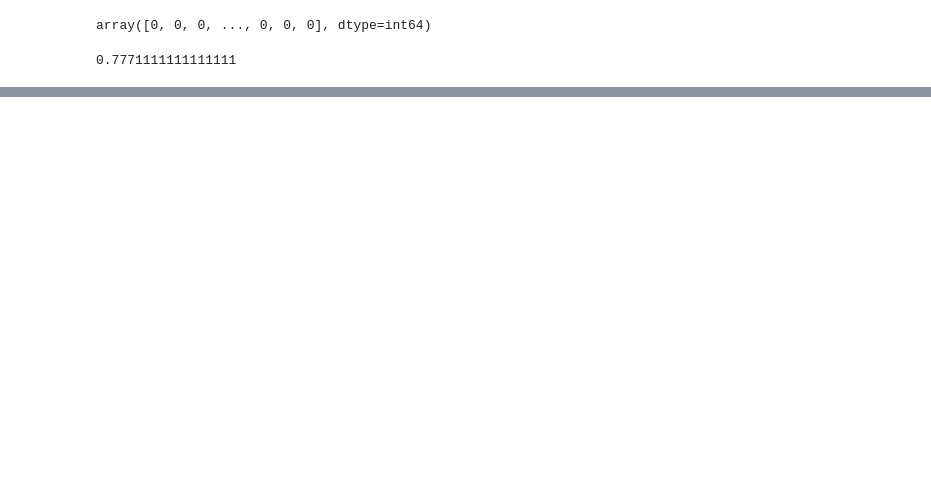
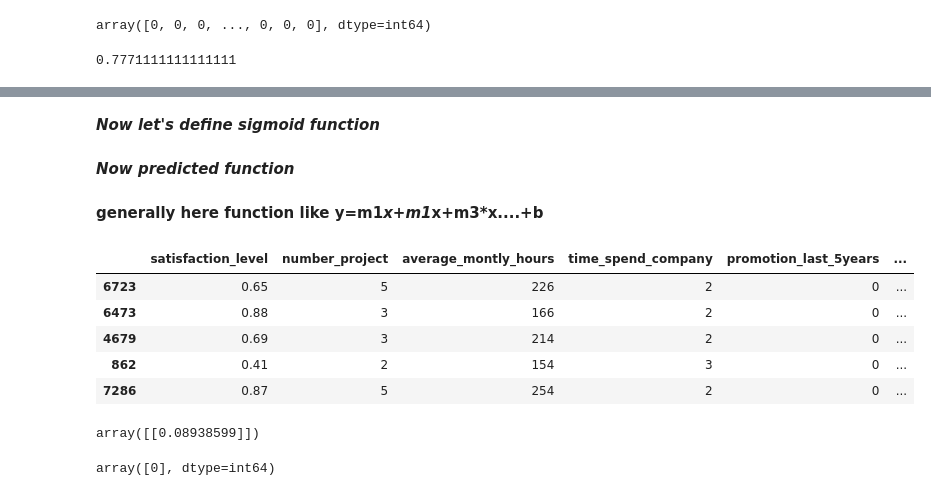
Before and after one commit to veeranalapurushotham/Machine-Learning, a Jupyter notebook: logistic_regression/code_for_lg.ipynb, the cells around one changed output, grey strips where cells are left out. Cells and saved outputs as stored; diff of their text form; code cells hidden in the pictures; blank space fills up the shorter version.

```diff
--- a/logistic_regression/code_for_lg.ipynb
+++ b/logistic_regression/code_for_lg.ipynb
@@ -180,0 +215,2 @@ model.score(x_test,y_test)
+# %% [markdown]
+***Now let's define sigmoid function***
@@ -180,0 +220,4 @@ model.score(x_test,y_test)
+# %% [markdown]
+***Now predicted function***
+# %% [markdown]
+**generally here function like y=m1*x+m1*x+m3*x....+b**
@@ -180,0 +229,18 @@ model.score(x_test,y_test)
+# %%
+x_test.head()
+# %% [output]
+|  | satisfaction_level | number_project | average_montly_hours | time_spend_company | promotion_last_5years | ... |
+| 6723 | 0.65 | 5 | 226 | 2 | 0 | ... |
+| 6473 | 0.88 | 3 | 166 | 2 | 0 | ... |
+| 4679 | 0.69 | 3 | 214 | 2 | 0 | ... |
+| 862 | 0.41 | 2 | 154 | 3 | 0 | ... |
+| 7286 | 0.87 | 5 | 254 | 2 | 0 | ... |
+# %%
+x=[[0.65,5,226,2,0,0,1]]
+predicted(x)
+# %% [output]
+array([[0.08938599]])
+# %%
+model.predict([[0.65,5,226,2,0,0,1]])
+# %% [output]
+array([0], dtype=int64)
```
Also changed, not shown: parts of 9 cells of this notebook.
